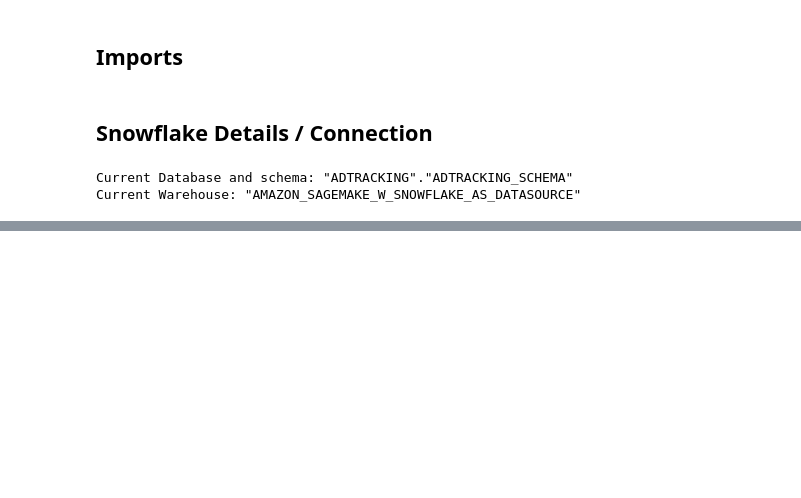
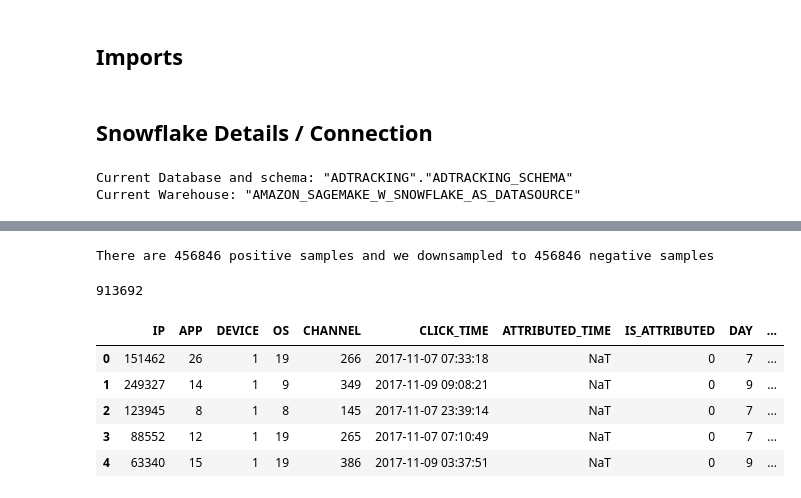
Before and after one commit to zadealfalah/adDetection, a Jupyter notebook: 02_snowpark_model_prep.ipynb, the cells around one changed output, grey strips where cells are left out. Saved outputs shown, nothing was run; the diff lists cells and outputs as text; code cells hidden in the pictures; blank space fills up the shorter version.

Commit message:
Update gitignore, model prep notebook
Added temp data to gitignore, added some features to model prep notebook

```diff
--- a/02_snowpark_model_prep.ipynb
+++ b/02_snowpark_model_prep.ipynb
@@ -41,0 +67,6 @@ ohe_cols = ['IP', 'APP', 'DEVICE', 'OS', 'CHANNEL', 'CLICK_ROUNDED']
+# %%
+# Add time columns
+snowpark_df_train = snowpark_df_train.with_column("DAY", F.date_part("day", F.col("CLICK_TIME")))
+snowpark_df_train = snowpark_df_train.with_column("HOUR", F.date_part("hour", F.col("CLICK_TIME")))
+snowpark_df_train = snowpark_df_train.with_column("MINUTE", F.date_part("minute", F.col("CLICK_TIME")))
+snowpark_df_train = snowpark_df_train.with_column("SECOND", F.date_part("second", F.col("CLICK_TIME")))
@@ -41,0 +80,32 @@ ohe_cols = ['IP', 'APP', 'DEVICE', 'OS', 'CHANNEL', 'CLICK_ROUNDED']
+# %%
+# Perform our negative downsampling
+
+# First select all our rows where is_attributed == 1
+positive_trains = snowpark_df_train.filter(F.col("IS_ATTRIBUTED") == 1)
+# print(positive_trains.count()) # 456846
+
+# Get our negative cases separated
+negative_trains = snowpark_df_train.filter(F.col("IS_ATTRIBUTED") == 0)
+# Randomly sample our negative cases
+small_negative_trains = negative_trains.sample(n=positive_trains.count())
+print(f"There are {positive_trains.count()} positive samples and we downsampled to {small_negative_trains.count()} negative samples")
+# %% [output]
+There are 456846 positive samples and we downsampled to 456846 negative samples
+# %%
+# Join the downsampled negatives with our full suite of positives
+downsampled_trains = positive_trains.natural_join(small_negative_trains, join_type="full")
+print(downsampled_trains.count())
+# %% [output]
+913692
+# %%
+# Convert the downsampled training data in to a pandas df for further manipulation
+train_df = downsampled_trains.to_pandas()
+# %%
+train_df.head()
+# %% [output]
+|  | IP | APP | DEVICE | OS | CHANNEL | CLICK_TIME | ATTRIBUTED_TIME | IS_ATTRIBUTED | DAY | ... |
+| 0 | 151462 | 26 | 1 | 19 | 266 | 2017-11-07 07:33:18 | NaT | 0 | 7 | ... |
+| 1 | 249327 | 14 | 1 | 9 | 349 | 2017-11-09 09:08:21 | NaT | 0 | 9 | ... |
+| 2 | 123945 | 8 | 1 | 8 | 145 | 2017-11-07 23:39:14 | NaT | 0 | 7 | ... |
+| 3 | 88552 | 12 | 1 | 19 | 265 | 2017-11-07 07:10:49 | NaT | 0 | 7 | ... |
+| 4 | 63340 | 15 | 1 | 19 | 386 | 2017-11-09 03:37:51 | NaT | 0 | 9 | ... |
```
Also changed, not shown: parts of 28 cells of this notebook, 1 other file.
